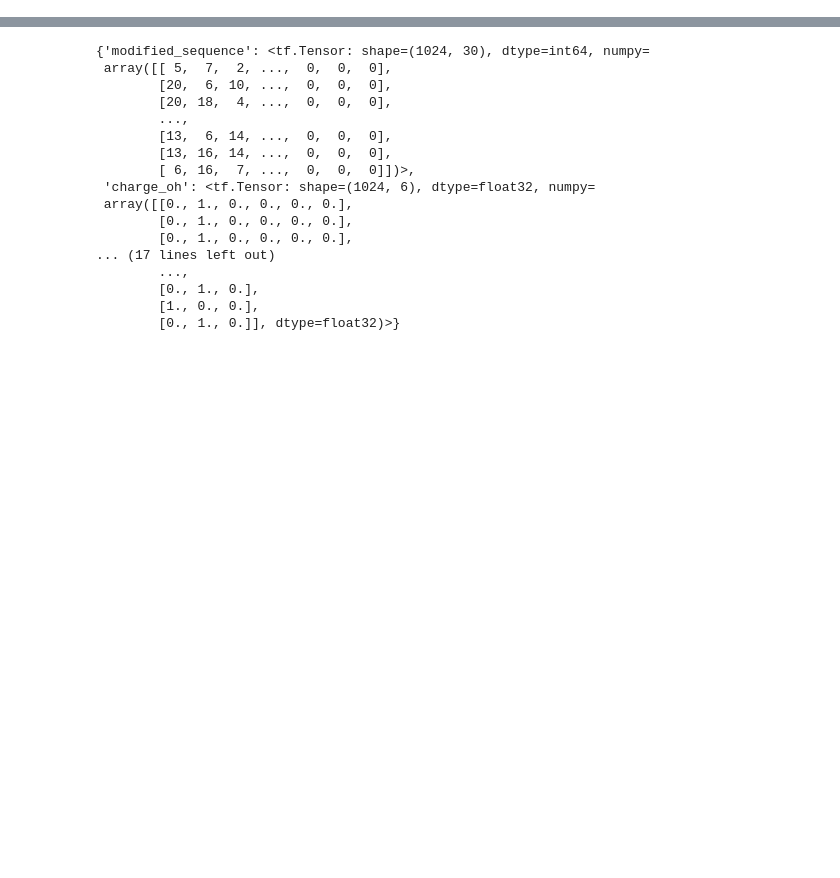
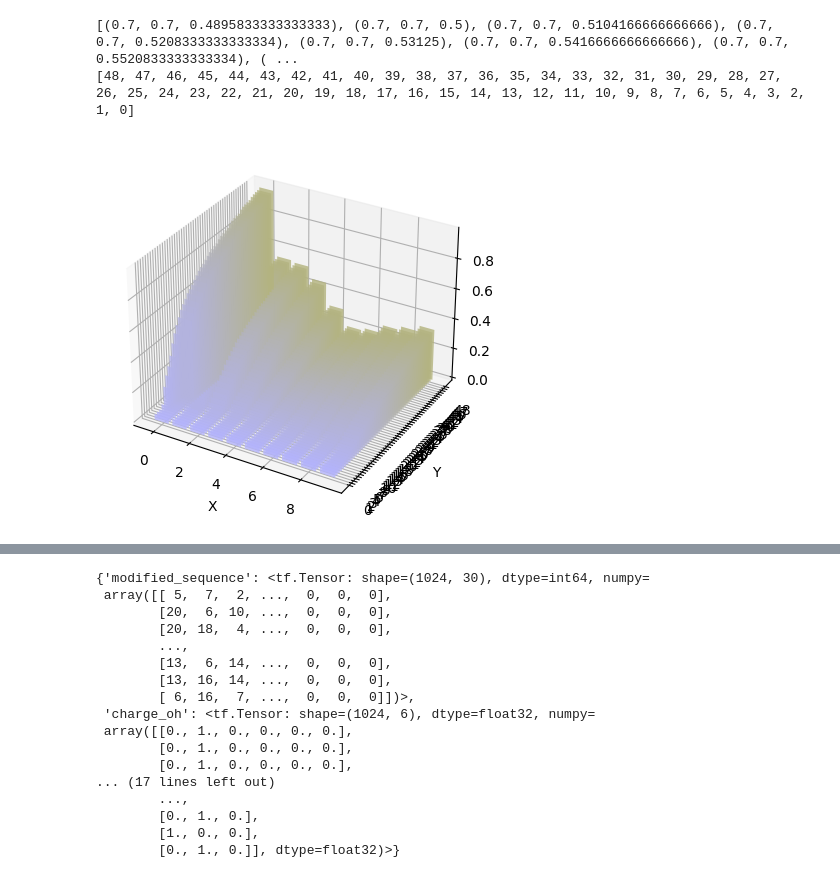
Before and after one commit to Elizabeth-Flx/dlomix-astral, a Jupyter notebook: model_evaluation.ipynb, the cells around one changed output, grey strips where cells are left out. Saved outputs shown, nothing was run; the diff lists cells and outputs as text; code cells hidden in the pictures; blank space fills up the shorter version.

```diff
--- a/model_evaluation.ipynb
+++ b/model_evaluation.ipynb
@@ -8,0 +146,47 @@ from dlomix.data import FragmentIonIntensityDataset
+# %%
+import matplotlib
+
+# Fixing random state for reproducibility
+np.random.seed(19680801)
+
+
+fig = plt.figure()
+ax = fig.add_subplot(projection='3d')
+
+colors = [(.7, .7, (i - 1) / 48.0 * 0.5 + 0.5) for i in range(len(results))]
+
+print(colors)
+
+yticks = list(reversed(list(range(len(results)))   ))
+
+print(yticks)
+
+for color, epoch in zip(colors, yticks):
+
+    res = tf.split(results[epoch], 20, axis=-1)
+    vals = [tf.math.abs(tf.reshape(res[i], [-1])) for i in range(0, 20, 2)]
+    std = [tf.math.reduce_mean(v) for v in vals]
+
+
+    xs = np.arange(10)
+
+    # You can provide either a single color or an array with the same length as
+    # xs and ys. To demonstrate this, we color the first bar of each set cyan.
+    cs = [c] * len(xs)
+    cs[0] = 'c'
+
+    # Plot the bar graph given by xs and ys on the plane y=k with 80% opacity.
+    ax.bar(xs, std, zs=epoch, color=color, zdir='y', alpha=0.8)
+
+ax.set_xlabel('X')
+ax.set_ylabel('Y')
+ax.set_zlabel('Z')
+
+# On the y-axis let's only label the discrete values that we have data for.
+ax.set_yticks(yticks)
+
+plt.show()
+# %% [output]
+[(0.7, 0.7, 0.4895833333333333), (0.7, 0.7, 0.5), (0.7, 0.7, 0.5104166666666666), (0.7, 0.7, 0.5208333333333334), (0.7, 0.7, 0.53125), (0.7, 0.7, 0.5416666666666666), (0.7, 0.7, 0.5520833333333334), ( ...
+[48, 47, 46, 45, 44, 43, 42, 41, 40, 39, 38, 37, 36, 35, 34, 33, 32, 31, 30, 29, 28, 27, 26, 25, 24, 23, 22, 21, 20, 19, 18, 17, 16, 15, 14, 13, 12, 11, 10, 9, 8, 7, 6, 5, 4, 3, 2, 1, 0]
+[figure, added]
```
Also changed, not shown: parts of 12 cells of this notebook, 3 other files.
